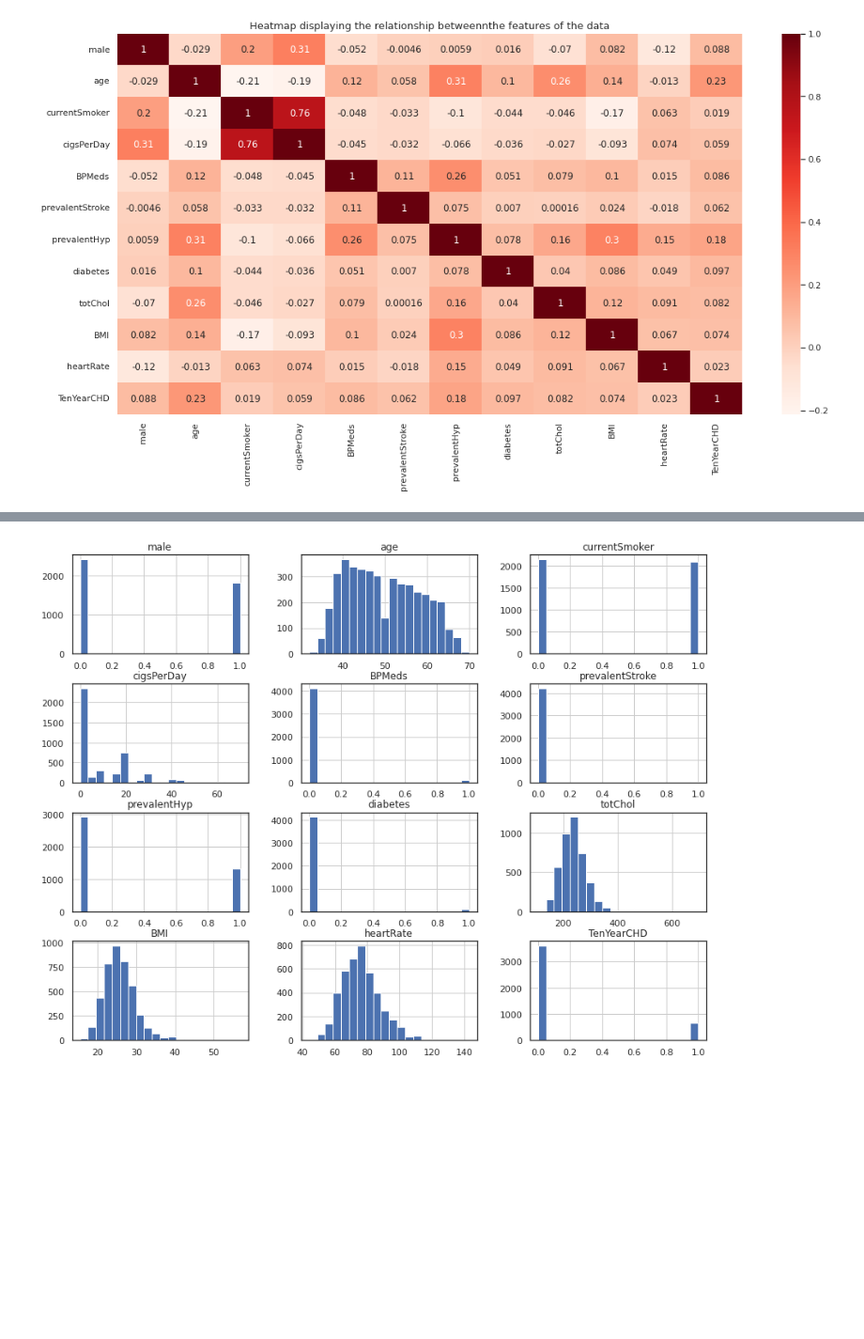
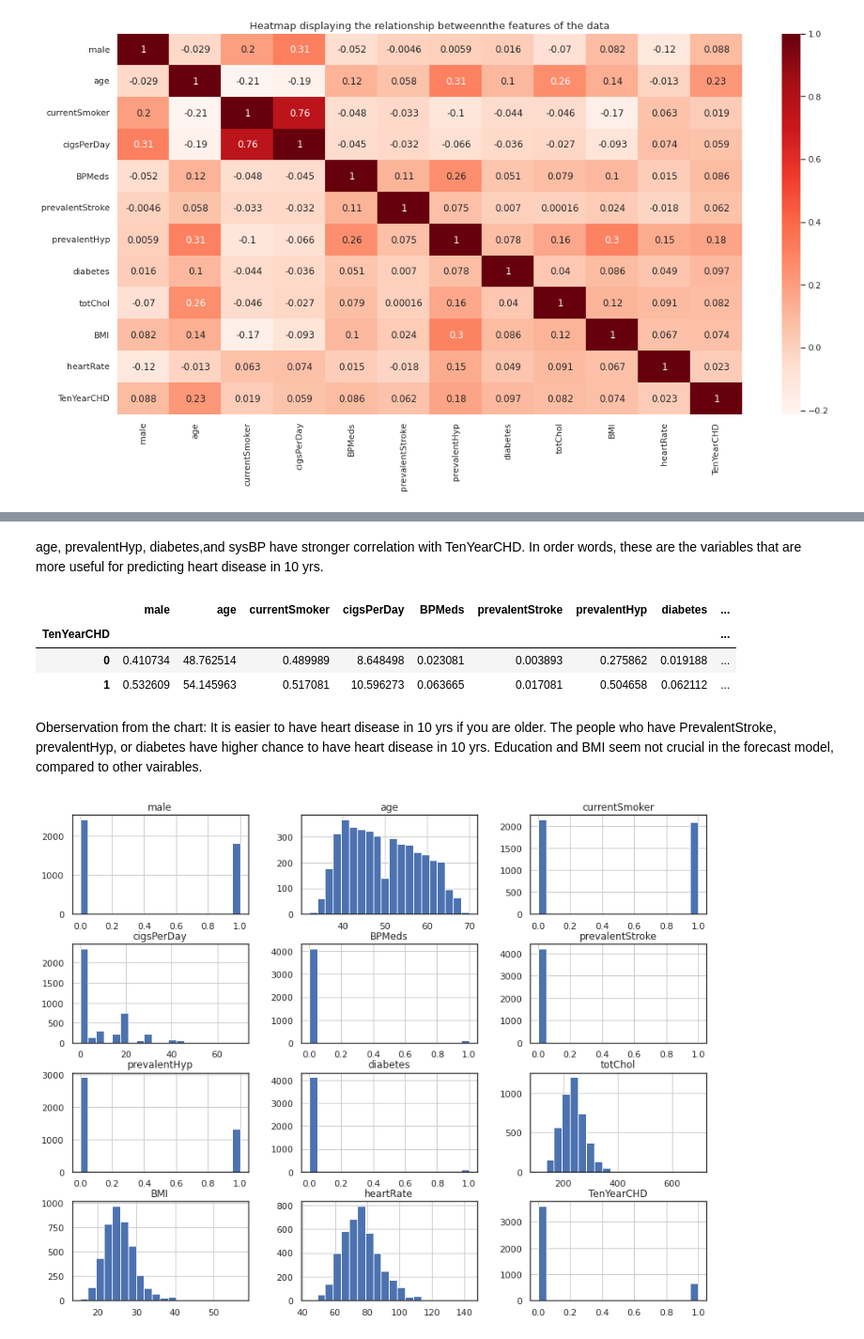
Before and after one commit to npnayak/Credit-Card, a Jupyter notebook: Homework_3.ipynb, the cells around one changed output, grey strips where cells are left out. Shown: that part at 94% size. Cells and saved outputs as stored; diff of their text form; code cells hidden in the pictures; blank space fills up the shorter version.

```diff
--- a/Homework_3.ipynb
+++ b/Homework_3.ipynb
@@ -325,3 +318,17 @@ heatmap.set_title('Features correlation Heatmap', fontdict={'fontsize':12}, pad=
+# %% [markdown]
+age, prevalentHyp, diabetes,and sysBP have stronger correlation with TenYearCHD. In order words, these are the variables that are more useful for predicting heart disease in 10 yrs.
+# %%
+df.groupby("TenYearCHD").mean()
+# %% [output]
+|  | male | age | currentSmoker | cigsPerDay | BPMeds | prevalentStroke | prevalentHyp | diabetes | ... |
+| TenYearCHD |  |  |  |  |  |  |  |  | ... |
+| 0 | 0.410734 | 48.762514 | 0.489989 | 8.648498 | 0.023081 | 0.003893 | 0.275862 | 0.019188 | ... |
+| 1 | 0.532609 | 54.145963 | 0.517081 | 10.596273 | 0.063665 | 0.017081 | 0.504658 | 0.062112 | ... |
+# %% [markdown]
+Oberservation from the chart:
+It is easier to have heart disease in 10 yrs if you are older.
+The people who have PrevalentStroke, prevalentHyp, or diabetes have higher chance to have heart disease in 10 yrs.
+Education and BMI seem not crucial in the forecast model, compared to other vairables.
 # %%
 df.hist(figsize=(14,11),bins=20)
 plt.show()
```
Also changed, not shown: parts of 13 cells of this notebook.
